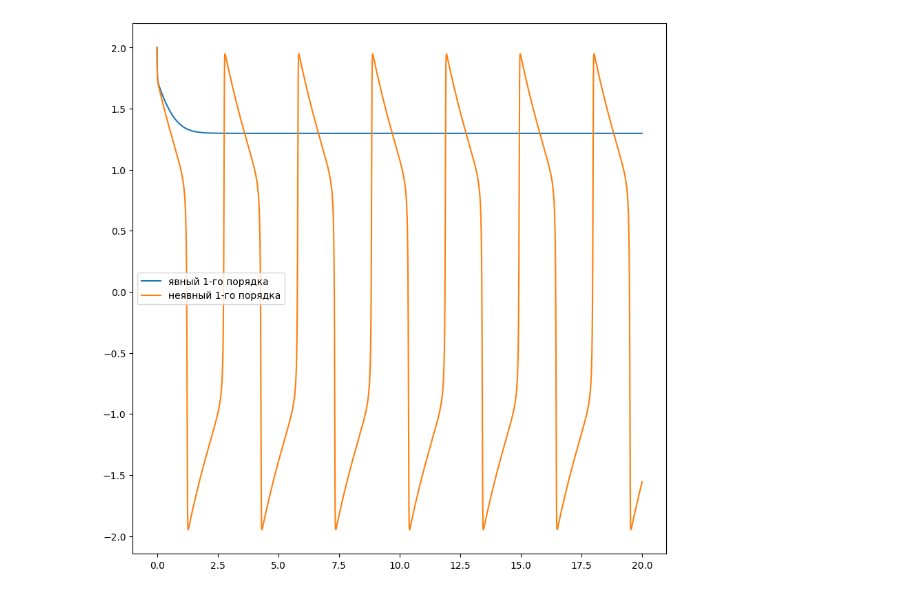
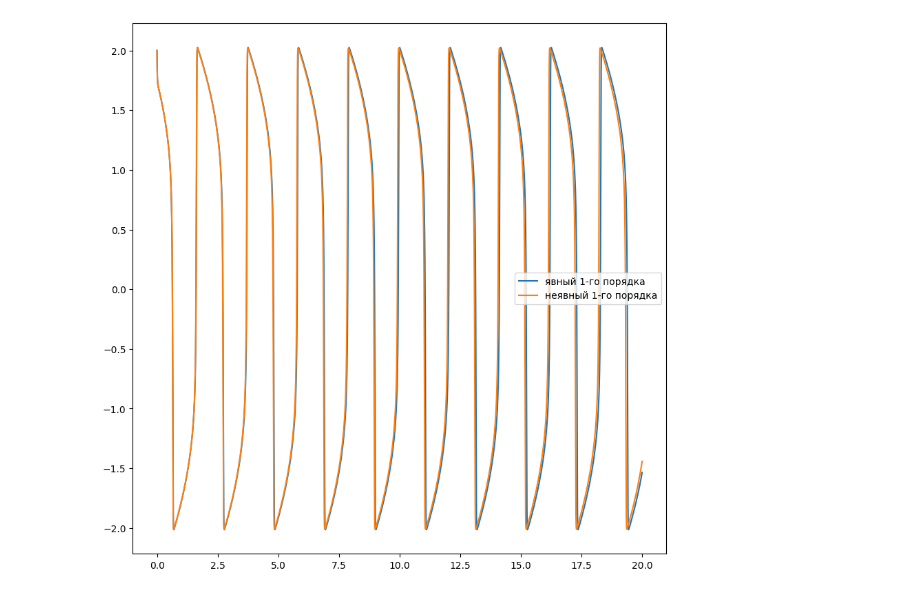
Before and after one commit to ArnautovPeter/projectPractice, a Jupyter notebook: code.ipynb, the cells around one changed output. Cells and saved outputs as stored; diff of their text form; code cells hidden in the pictures.

```diff
--- a/code.ipynb
+++ b/code.ipynb
@@ -15,48 +17,52 @@ def newtonsMethod(a, c, T, y, b, x):
 # %%
-T = 0.0001
+T = 0.001
 Tl = 0
 
 t_start = 0
 t_finish = 20
 
-for a in range(1, 1000, 500):
+# for a in range(1, 1000, 100):
     # b /= 1000
-    a = 50
-    c = 0.5
-    b = 1.4
-    tn = t_start
-    t = tn + T
-    arrayx1 = [2]
-    arrayy1 = [0]
-    arrayx2 = [2]
-    arrayy2 = [0]
-    tl = [tn]
-    while t <= t_finish:
-        tl.append(t)
-        t += T
-    for i in range(1, len(tl)):
-        t = tl[i]
-        xvn = arrayx1[-1]
-        yvn = arrayy1[-1]
-        #явный метод 1-го порядка
-        xn1 = T*(-a*((xvn**3)/3-xvn)+a*yvn) + xvn
-        yn1 = T*(-xvn - b*yvn + c) + yvn
-        arrayx1.append(xn1)
-        arrayy1.append(yn1)
-        #неявный
-        xvn = arrayx2[-1]
-        yvn = arrayy2[-1]
-        xn2 = newtonsMethod(a, c, T, yvn, b, xvn)
-        yn2 = (-T*xn2 + yvn)/(1+b*T)
-        arrayx2.append(xn2)
-        arrayy2.append(yn2)
+for c in range(1, 100, 30):
+    c /= 10
+    for b in range(1, 200, 10):
+        a = 50
+        # c = 0.5
+        # b = 0.4
+        b /= 100
+        tn = t_start
+        t = tn + T
+        arrayx1 = [2]
+        arrayy1 = [0]
+        arrayx2 = [2]
+        arrayy2 = [0]
+        tl = [tn]
+        while t <= t_finish:
+            tl.append(t)
+            t += T
+        for i in range(1, len(tl)):
+            t = tl[i]
+            xvn = arrayx1[-1]
+            yvn = arrayy1[-1]
+            #явный метод 1-го порядка
+            xn1 = T*(-a*((xvn**3)/3-xvn)+a*yvn) + xvn
+            yn1 = T*(-xvn + c - b*yvn) + yvn
+            arrayx1.append(xn1)
+            arrayy1.append(yn1)
+            #неявный
+            xvn = arrayx2[-1]
+            yvn = arrayy2[-1]
+            xn2 = newtonsMethod(a, c, T, yvn, b, xvn)
+            yn2 = (T*(-xn2+c) + yvn)/(1+b*T)
+            arrayx2.append(xn2)
+            arrayy2.append(yn2)
 
 
-    f = plt.figure(figsize=(10, 10))
-    px1 = f.add_subplot(111)
-    px1.plot(tl, arrayx1, label="явный 1-го порядка")
-    px1.legend()
-    px1.plot(tl, arrayx2, label="неявный 1-го порядка")
-    px1.legend()
-    f.show()
+        f = plt.figure(figsize=(10, 10))
+        px1 = f.add_subplot(111)
+        px1.plot(tl, arrayx1, label="явный 1-го порядка")
+        px1.legend()
+        px1.plot(tl, arrayx2, label="неявный 1-го порядка")
+        px1.legend()
+        f.show()
 # %% [output]
@@ -64 +69 @@ KeyboardInterrupt:
-[figure, old version]
+[figure, new version]
```
Also changed, not shown: parts of 2 cells of this notebook, 34 other files.
